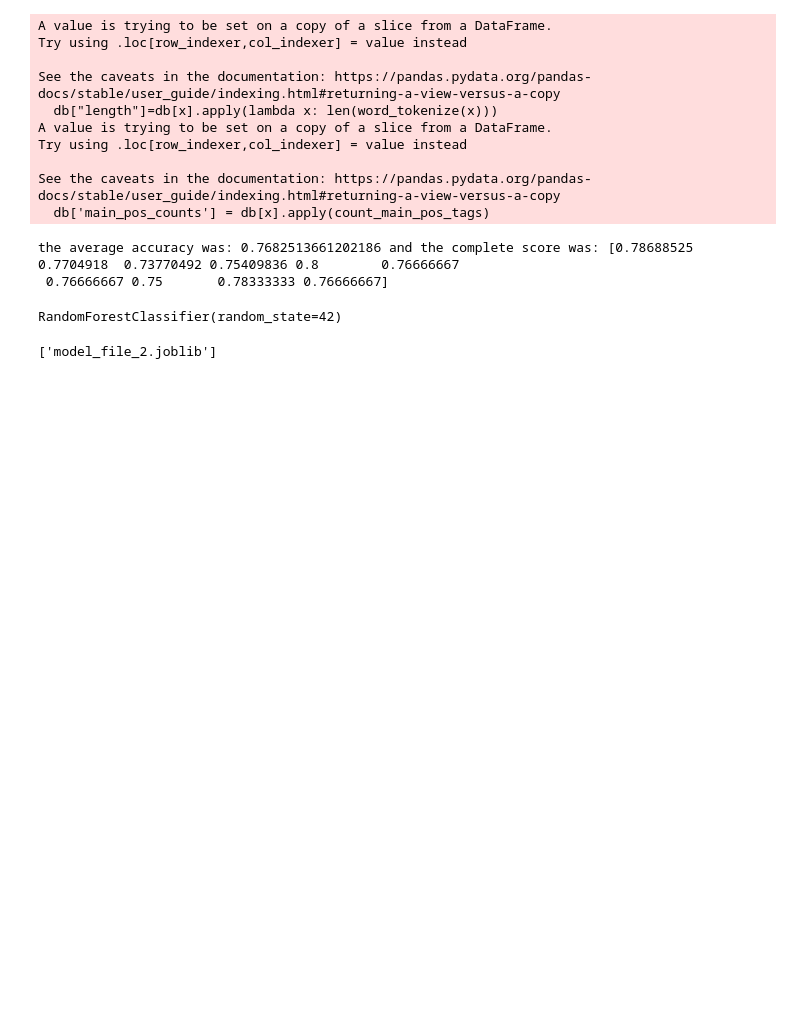
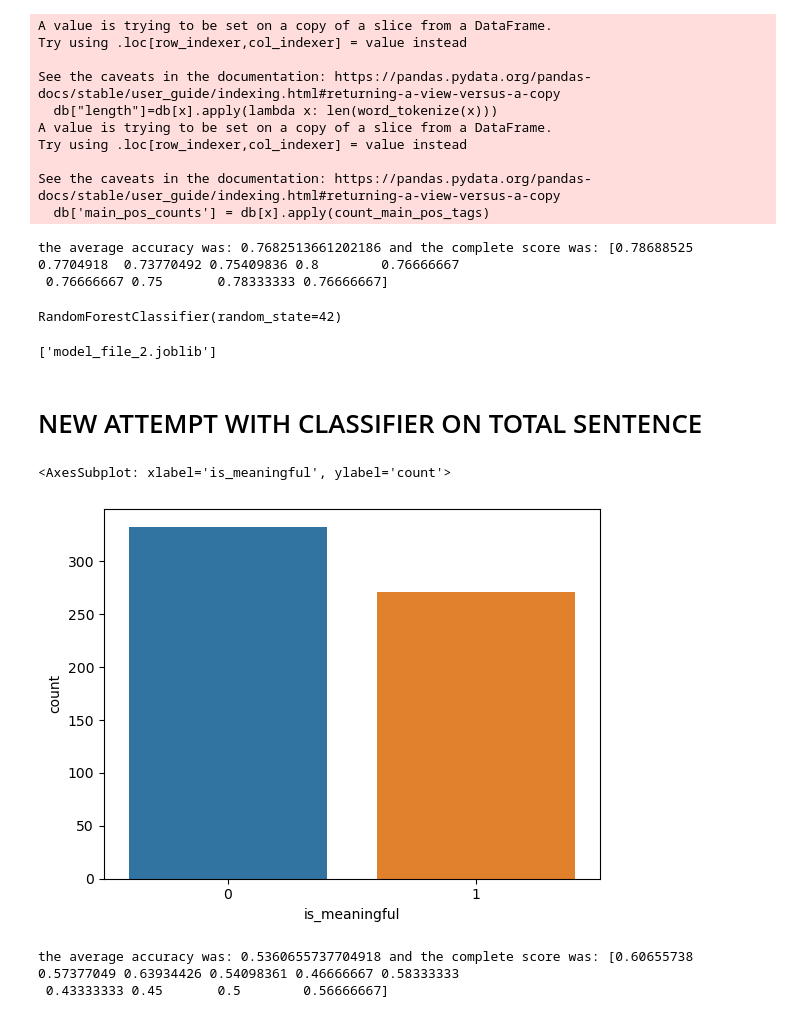
Before and after one commit to Riclaw/CMAP-Generator, a Jupyter notebook: classifier.ipynb, the cells around one changed output. Drawn from its saved outputs; the diff is of its cells as text; code cells hidden in the pictures; blank space fills up the shorter version.

Commit message:
final_classifier

```diff
--- a/classifier.ipynb
+++ b/classifier.ipynb
@@ -365,3 +366,14 @@ from joblib import dump
 dump(rf_arg2, 'model_file_2.joblib')
 # %% [output]
 ['model_file_2.joblib']
+# %% [markdown]
+# NEW ATTEMPT WITH CLASSIFIER ON TOTAL SENTENCE
+# %%
+attempt=final.copy()
+attempt["is_meaningful"]=[1 if sum(attempt.iloc[i,7:10])==3 else 0 for i in range(len(attempt))]
+attempt.drop(["arg1","arg2","rel","is_valuable","is_valuable_rel","is_valuable_arg2"],axis=1,inplace=True)
+# %%
+sns.countplot(x="is_meaningful", data=attempt)
+# %% [output]
+<AxesSubplot: xlabel='is_meaningful', ylabel='count'>
+[figure, added]
@@ -367,0 +418,7 @@ dump(rf_arg2, 'model_file_2.joblib')
+# %%
+rf_sentence=RandomForestClassifier(random_state=42)
+score = cross_val_score(rf_sentence, db_sentence, y_sentence, cv=10,error_score='raise')
+print(f"the average accuracy was: {score.mean()} and the complete score was: {score}")
+# %% [output]
+the average accuracy was: 0.5360655737704918 and the complete score was: [0.60655738 0.57377049 0.63934426 0.54098361 0.46666667 0.58333333
+ 0.43333333 0.45       0.5        0.56666667]
```
Also changed, not shown: parts of 3 cells of this notebook, 3 other files.
